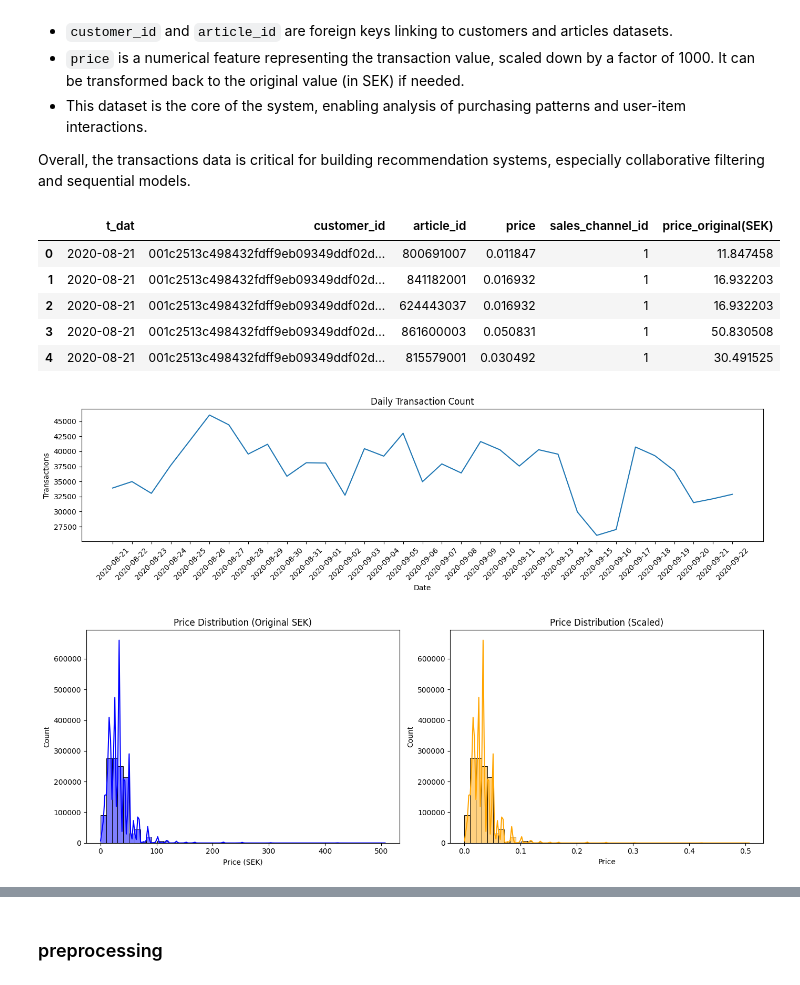
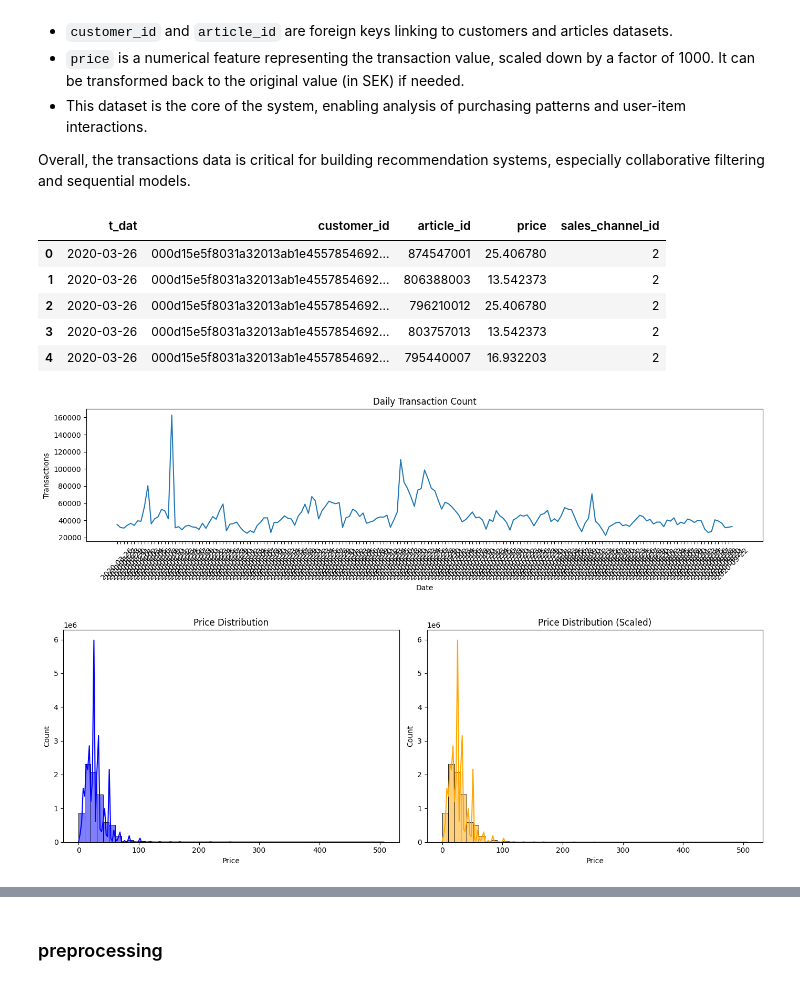
Before and after one commit to MinhGioChai/PowerBI-Final, a Jupyter notebook: EDA.ipynb, the cells around one changed output, grey strips where cells are left out. Drawn from its saved outputs; the diff is of its cells as text; code cells hidden in the pictures.

```diff
--- a/EDA.ipynb
+++ b/EDA.ipynb
@@ -17,3 +26,5 @@ customers = pd.read_csv("data/customers.csv")
+# %%
+transactions = pd.read_csv("data/transactions_6_months.csv")
 # %% [markdown]
 ### EDA
 # %% [markdown]
@@ -320,16 +331,16 @@ The transactions dataset captures user purchase behavior over time. It includes
 
 Overall, the transactions data is critical for building recommendation systems, especially collaborative filtering and sequential models.
 # %%
-transactions['price_original(SEK)'] = transactions['price'] * 1000
+transactions['price'] = transactions['price'] * 1000
 # %%
 transactions.head()
 # %% [output]
-|  | t_dat | customer_id | article_id | price | sales_channel_id | price_original(SEK) |
-| 0 | 2020-08-21 | 001c2513c498432fdff9eb09349ddf02d... | 800691007 | 0.011847 | 1 | 11.847458 |
-| 1 | 2020-08-21 | 001c2513c498432fdff9eb09349ddf02d... | 841182001 | 0.016932 | 1 | 16.932203 |
-| 2 | 2020-08-21 | 001c2513c498432fdff9eb09349ddf02d... | 624443037 | 0.016932 | 1 | 16.932203 |
-| 3 | 2020-08-21 | 001c2513c498432fdff9eb09349ddf02d... | 861600003 | 0.050831 | 1 | 50.830508 |
-| 4 | 2020-08-21 | 001c2513c498432fdff9eb09349ddf02d... | 815579001 | 0.030492 | 1 | 30.491525 |
+|  | t_dat | customer_id | article_id | price | sales_channel_id |
+| 0 | 2020-03-26 | 000d15e5f8031a32013ab1e4557854692... | 874547001 | 25.406780 | 2 |
+| 1 | 2020-03-26 | 000d15e5f8031a32013ab1e4557854692... | 806388003 | 13.542373 | 2 |
+| 2 | 2020-03-26 | 000d15e5f8031a32013ab1e4557854692... | 796210012 | 25.406780 | 2 |
+| 3 | 2020-03-26 | 000d15e5f8031a32013ab1e4557854692... | 803757013 | 13.542373 | 2 |
+| 4 | 2020-03-26 | 000d15e5f8031a32013ab1e4557854692... | 795440007 | 16.932203 | 2 |
 # %%
  # Basic time series of daily transaction count
 daily_counts = transactions.groupby('t_dat').size().reset_index(name='count')
@@ -342,27 +353,27 @@ plt.xticks(rotation=45)
 plt.tight_layout()
 plt.show()
 # %% [output]
-[figure, old version]
+[figure, new version]
 # %%
 # Price distribution
 plt.figure(figsize=(14, 5))
 
 plt.subplot(1, 2, 1)
-sns.histplot(transactions['price_original(SEK)'], bins=50, kde=True, color='blue')
-plt.title('Price Distribution (Original SEK)')
-plt.xlabel('Price (SEK)')
+sns.histplot(transactions['price'], bins=50, kde=True, color='blue')
+plt.title('Price Distribution')
+plt.xlabel('Price')
 plt.ylabel('Count')
 
 plt.subplot(1, 2, 2)
 sns.histplot(transactions['price'], bins=50, kde=True, color='orange')
 plt.title('Price Distribution (Scaled)')
 plt.xlabel('Price')
 plt.ylabel('Count')
 
 plt.tight_layout()
 plt.show()
 # %% [output]
-[figure, old version]
+[figure, new version]
 # %%
 # Sales channel distribution
 plt.figure(figsize=(6, 4))
```
Also changed, not shown: parts of 29 cells of this notebook.
